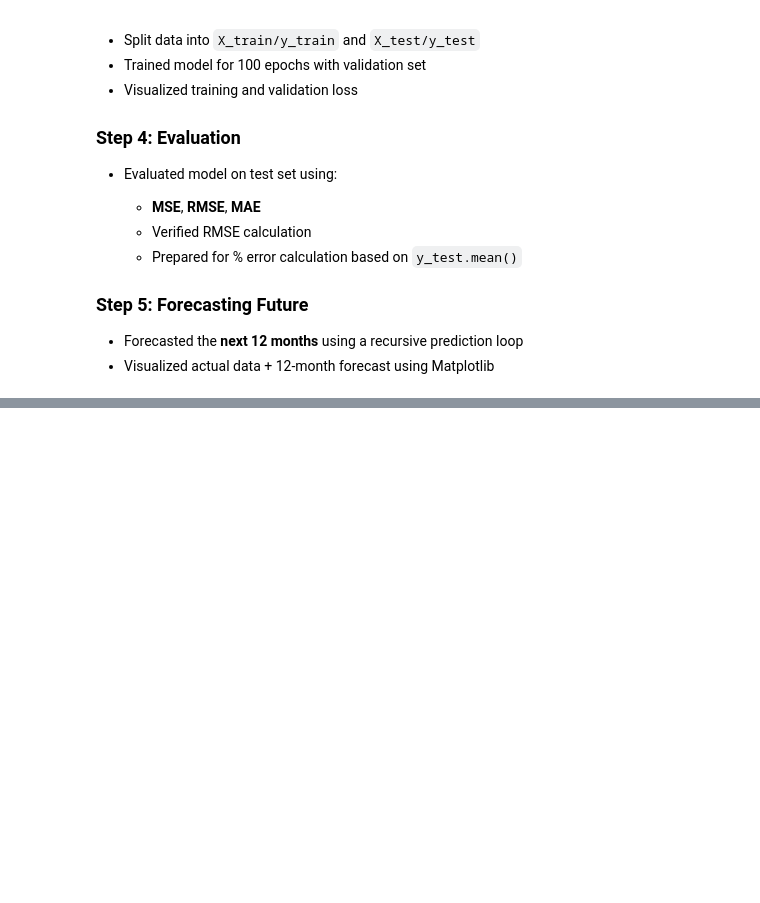
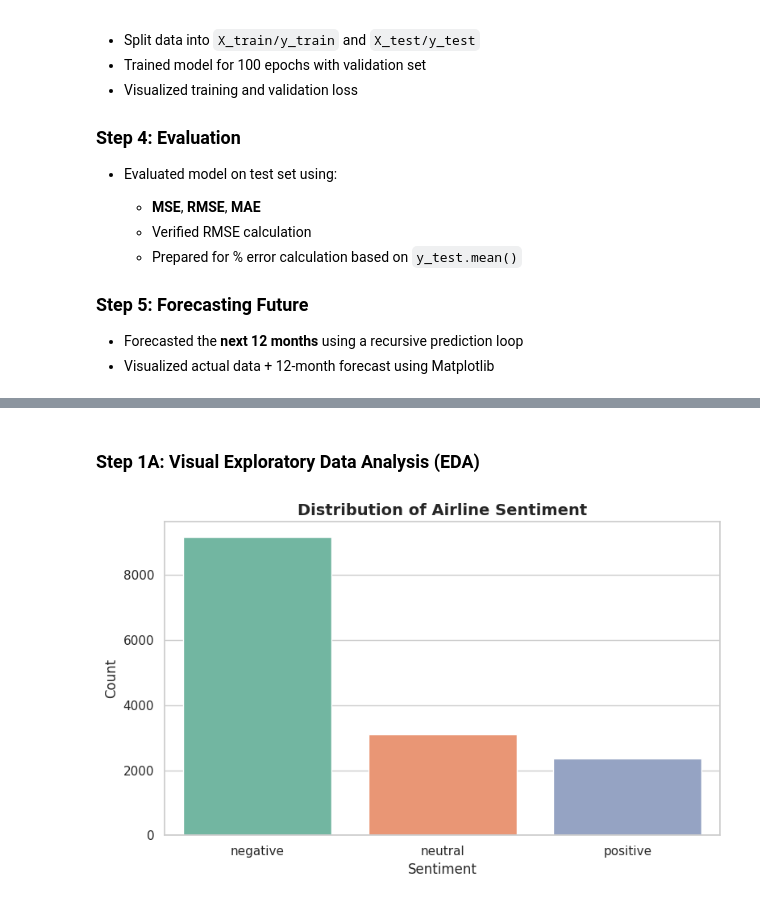
Before and after one commit to FaheemAI1024/Air-Passenger-Classification, a Jupyter notebook: air-passengers-forecasting.ipynb, the cells around one changed output, grey strips where cells are left out. Cells and saved outputs as stored; diff of their text form; code cells hidden in the pictures; blank space fills up the shorter version.

```diff
--- a/air-passengers-forecasting.ipynb
+++ b/air-passengers-forecasting.ipynb
@@ -455,0 +727,9 @@ After training, the model was evaluated on the **test set**:
+# %%
+# Check for missing values
+print(df.isnull().sum())
+
+# Keep only required columns
+df = df[['text', 'airline_sentiment']]
+
+# Check unique labels
+print("Unique labels:", df['airline_sentiment'].unique())
@@ -455,0 +758,17 @@ After training, the model was evaluated on the **test set**:
+# %%
+def clean_text(text):
+    # Remove URLs
+    text = re.sub(r"http\S+|www\S+|https\S+", '', text, flags=re.MULTILINE)
+    # Remove user @ references and '#' from hashtags
+    text = re.sub(r'\@\w+|\#', '', text)
+    # Remove special characters, numbers, punctuations
+    text = re.sub(r'[^A-Za-z\s]', '', text)
+    # Convert to lowercase
+    text = text.lower().strip()
+    return text
+
+# Apply cleaning
+df['clean_text'] = df['text'].apply(clean_text)
+
+# Show cleaned text samples
+df[['text', 'clean_text']].head()
@@ -455,0 +830,17 @@ After training, the model was evaluated on the **test set**:
+# %% [markdown]
+### Step 1A: Visual Exploratory Data Analysis (EDA)
+# %%
+# Set Seaborn style
+sns.set(style="whitegrid")
+
+# Plot class distribution
+plt.figure(figsize=(8, 5))
+sns.countplot(data=df, x='airline_sentiment', order=df['airline_sentiment'].value_counts().index, palette="Set2")
+plt.title('Distribution of Airline Sentiment', fontsize=14, fontweight='bold')
+plt.xlabel('Sentiment')
+plt.ylabel('Count')
+plt.xticks(rotation=0)
+plt.tight_layout()
+plt.show()
+# %% [output]
+[figure, added]
```
Also changed, not shown: parts of 81 cells of this notebook.
